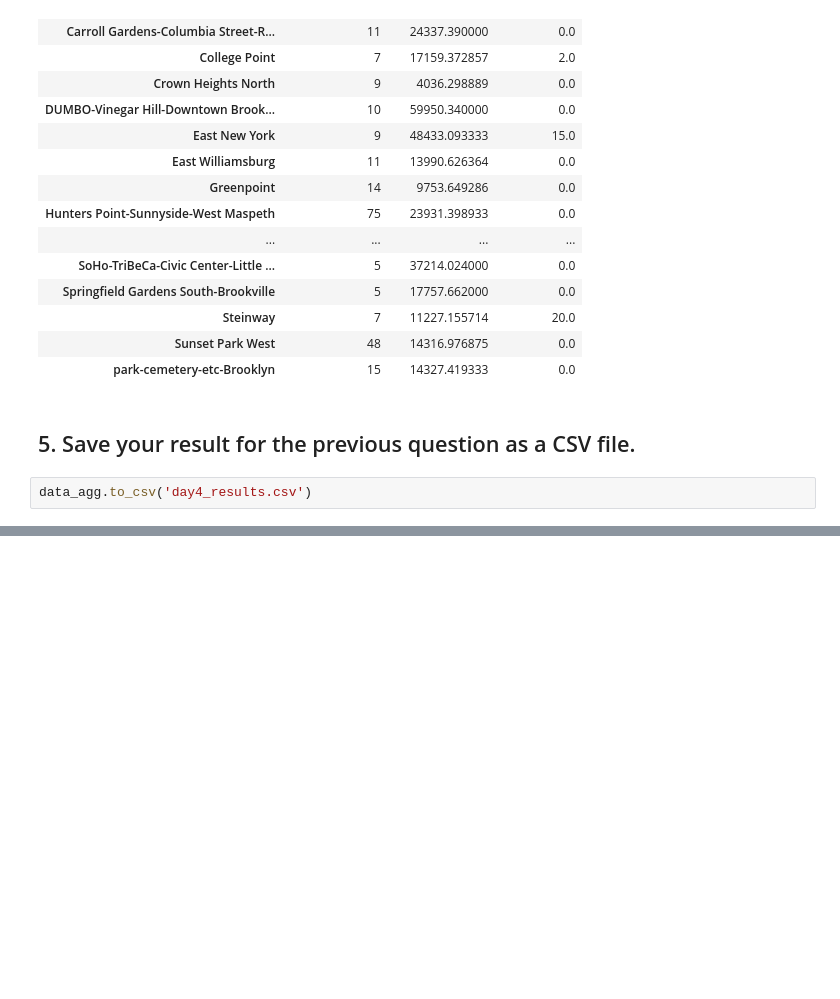
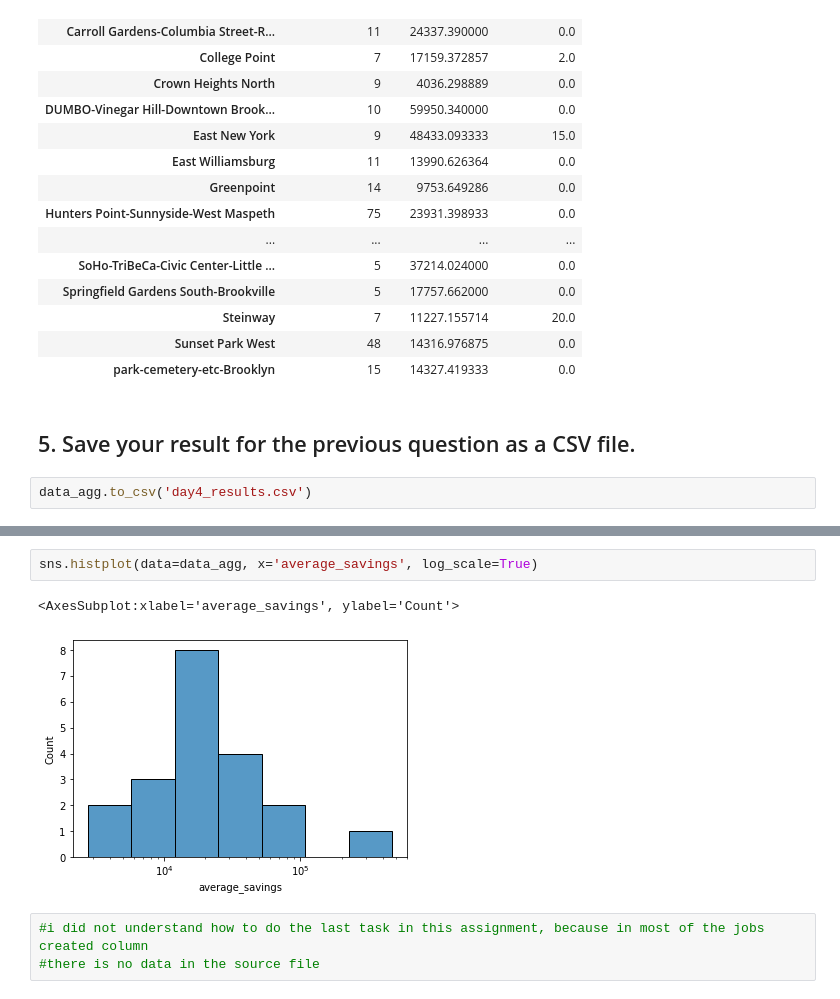
Before and after one commit to ksenlisan/binder-framework-kl, a Jupyter notebook: Day 4 Pandas practice.ipynb, the cells around one changed output, grey strips where cells are left out. Saved outputs shown, nothing was run; the diff lists cells and outputs as text; blank space fills up the shorter version.

```diff
--- a/Day 4 Pandas practice.ipynb
+++ b/Day 4 Pandas practice.ipynb
@@ -103,0 +117,8 @@ data_agg.to_csv('day4_results.csv')
+# %%
+sns.histplot(data=data_agg, x='average_savings', log_scale=True)
+# %% [output]
+<AxesSubplot:xlabel='average_savings', ylabel='Count'>
+[figure, added]
+# %%
+#i did not understand how to do the last task in this assignment, because in most of the jobs created column
+#there is no data in the source file
```
Also changed, not shown: parts of 3 cells of this notebook.
